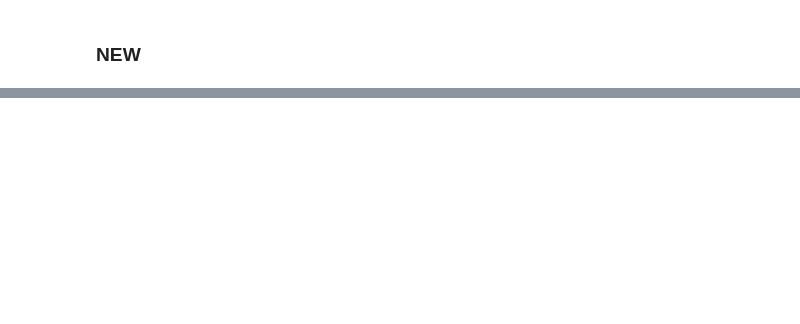
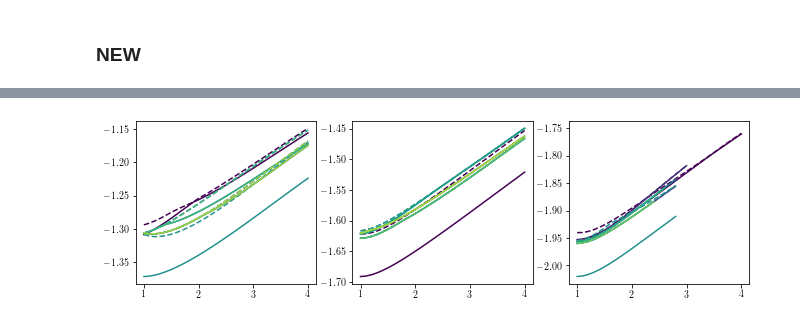
Before and after one commit to akshaykri/QH_ED, a Jupyter notebook: QH_ED1.ipynb, the cells around one changed output, grey strips where cells are left out. Drawn from its saved outputs; the diff is of its cells as text; code cells hidden in the pictures; blank space fills up the shorter version.

```diff
--- a/QH_ED1.ipynb
+++ b/QH_ED1.ipynb
@@ -382,0 +516,35 @@ E0, E1, E2
+# %%
+E0 = np.zeros((len(Ne_arr), len(asp_arr), len(alp_arr), 8, 6)) * np.nan
+for cNe, Ne in enumerate(Ne_arr[:]):
+    Nphi = 3*Ne
+    for casp, aspect_ratio in enumerate(asp_arr):
+        for calp, alpha in enumerate(alp_arr):
+
+            E_all = np.zeros(0)
+
+            for sector in range(Ne):
+                fil = 'Nphi{0:d}_Ne{1:d}_sector{2:d}_alpha{3:d}_ar{4:d}'.format(
+                       Nphi, Ne, sector, int(round(10*alpha)), int(round(100*aspect_ratio)))
+                try:
+                    E0[cNe, casp, calp, sector, :] = np.load(fol+fil+'_E.npy')
+                    cf += 1
+#                     E_all = np.r_[E_all, dat]
+                except FileNotFoundError:
+                    pass
+
+#             E_all.sort()
+#             E0[cNe, casp, calp] = E_all[1] - E_all[0]
+# %%
+f, (ax, bx, cx) = plt.subplots(1, 3, figsize=(11, 3))
+
+for sector in np.arange(7):
+    ax.plot(alp_arr, E0[0, 1, :, sector, 0], color=plt.cm.viridis(sector/6))
+    ax.plot(alp_arr, E0[0, 1, :, sector, 1], color=plt.cm.viridis(sector/6), ls='--')
+
+    bx.plot(alp_arr, E0[1, 1, :, sector, 0], color=plt.cm.viridis(sector/7))
+    bx.plot(alp_arr, E0[1, 1, :, sector, 1], color=plt.cm.viridis(sector/7), ls='--')
+
+    cx.plot(alp_arr, E0[2, 1, :, sector, 0], color=plt.cm.viridis(sector/8))
+    cx.plot(alp_arr, E0[2, 1, :, sector, 1], color=plt.cm.viridis(sector/8), ls='--')
+# %% [output]
+[figure, added]
```
Also changed, not shown: parts of 29 cells of this notebook, 3 other files.
